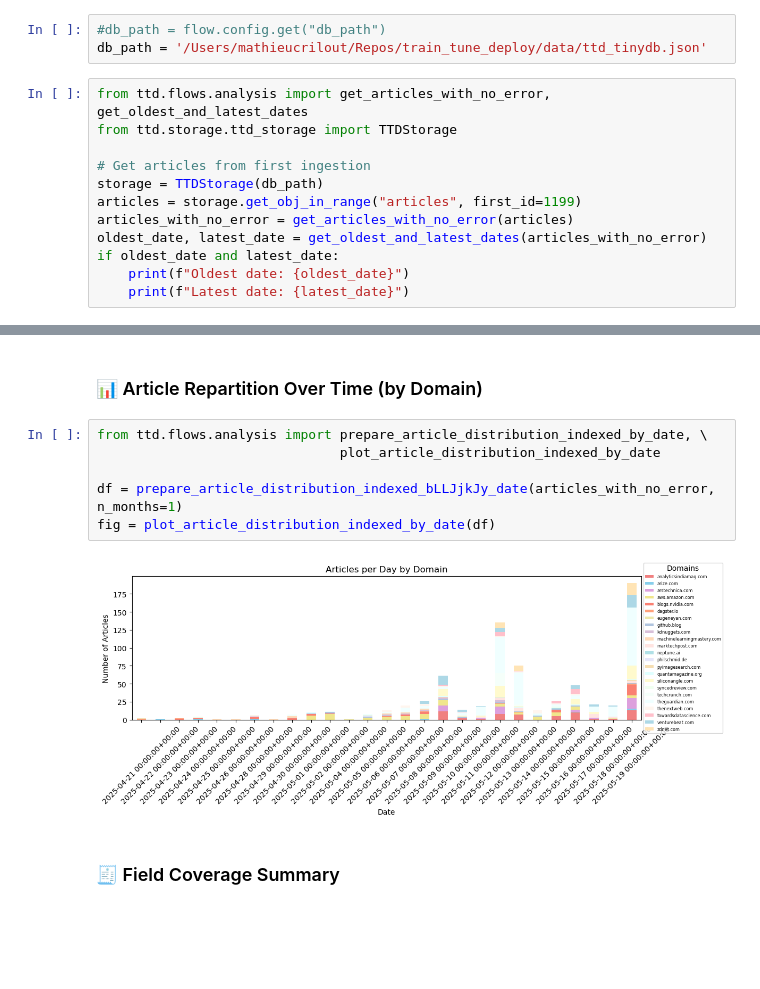
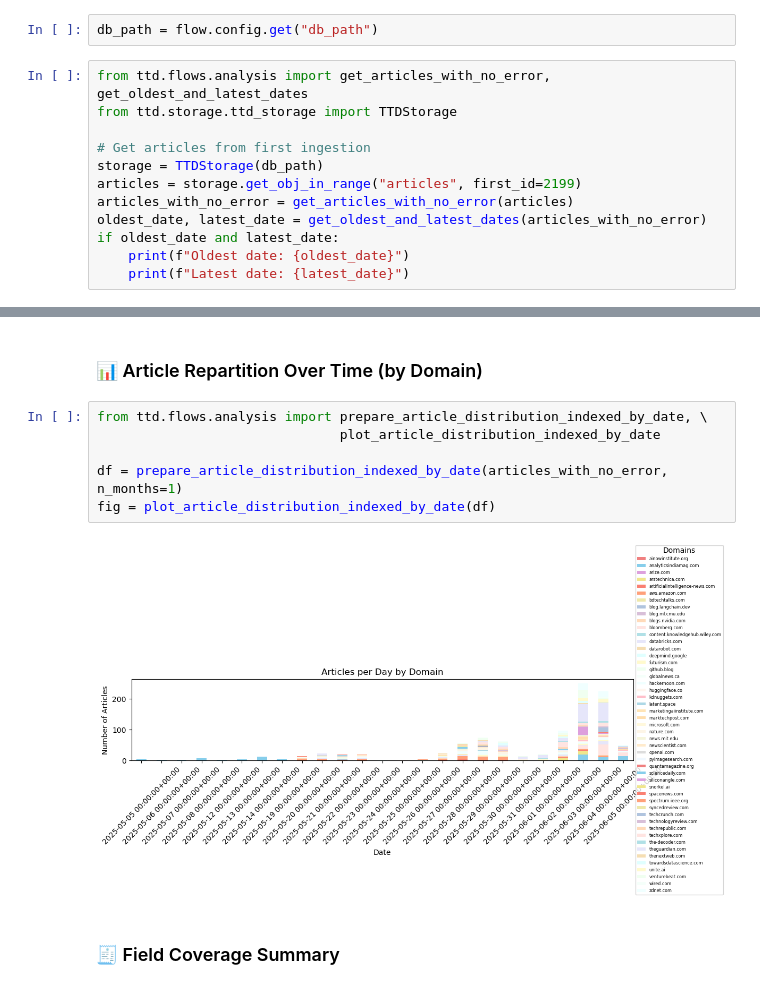
Before and after one commit to mcrilo33/hex_machina, a Jupyter notebook: notebooks/article_ingestion_flow.ipynb, the cells around one changed output, grey strips where cells are left out. Saved outputs shown, nothing was run; the diff lists cells and outputs as text; blank space fills up the shorter version.

Commit message:
Update article_ingestion_flow

```diff
--- a/notebooks/article_ingestion_flow.ipynb
+++ b/notebooks/article_ingestion_flow.ipynb
@@ -155,15 +155,14 @@ Here is an example output :
 # %% [markdown]
 ## Quick Analysis
 # %%
-#db_path = flow.config.get("db_path")
-db_path = '/Users/mathieucrilout/Repos/train_tune_deploy/data/ttd_tinydb.json'
+db_path = flow.config.get("db_path")
 # %%
 from ttd.flows.analysis import get_articles_with_no_error, get_oldest_and_latest_dates
 from ttd.storage.ttd_storage import TTDStorage
 
 # Get articles from first ingestion
 storage = TTDStorage(db_path)
-articles = storage.get_obj_in_range("articles", first_id=1199)
+articles = storage.get_obj_in_range("articles", first_id=2199)
 articles_with_no_error = get_articles_with_no_error(articles)
 oldest_date, latest_date = get_oldest_and_latest_dates(articles_with_no_error)
 if oldest_date and latest_date:
@@ -228,11 +227,11 @@ fig = plot_error_distribution_by_domain_and_status(df)
 # %%
 from ttd.flows.analysis import prepare_article_distribution_indexed_by_date, \
                                plot_article_distribution_indexed_by_date
 
-df = prepare_article_distribution_indexed_bLLJjkJy_date(articles_with_no_error, n_months=1)
+df = prepare_article_distribution_indexed_by_date(articles_with_no_error, n_months=1)
 fig = plot_article_distribution_indexed_by_date(df)
 # %% [output]
-[figure, old version]
+[figure, new version]
 # %% [markdown]
 ### 🧾 Field Coverage Summary
 # %%
```
Also changed, not shown: parts of 14 cells of this notebook.
